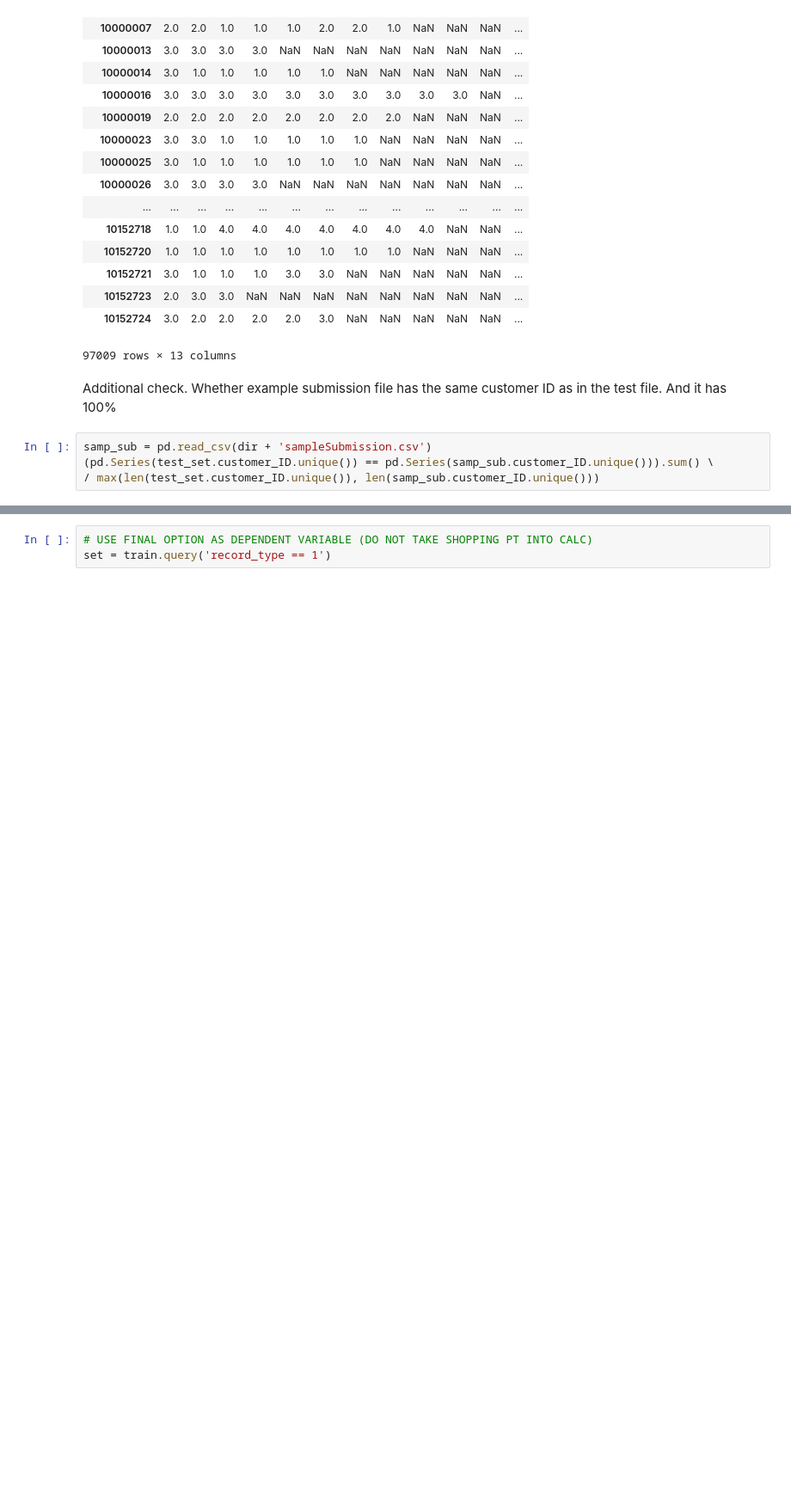
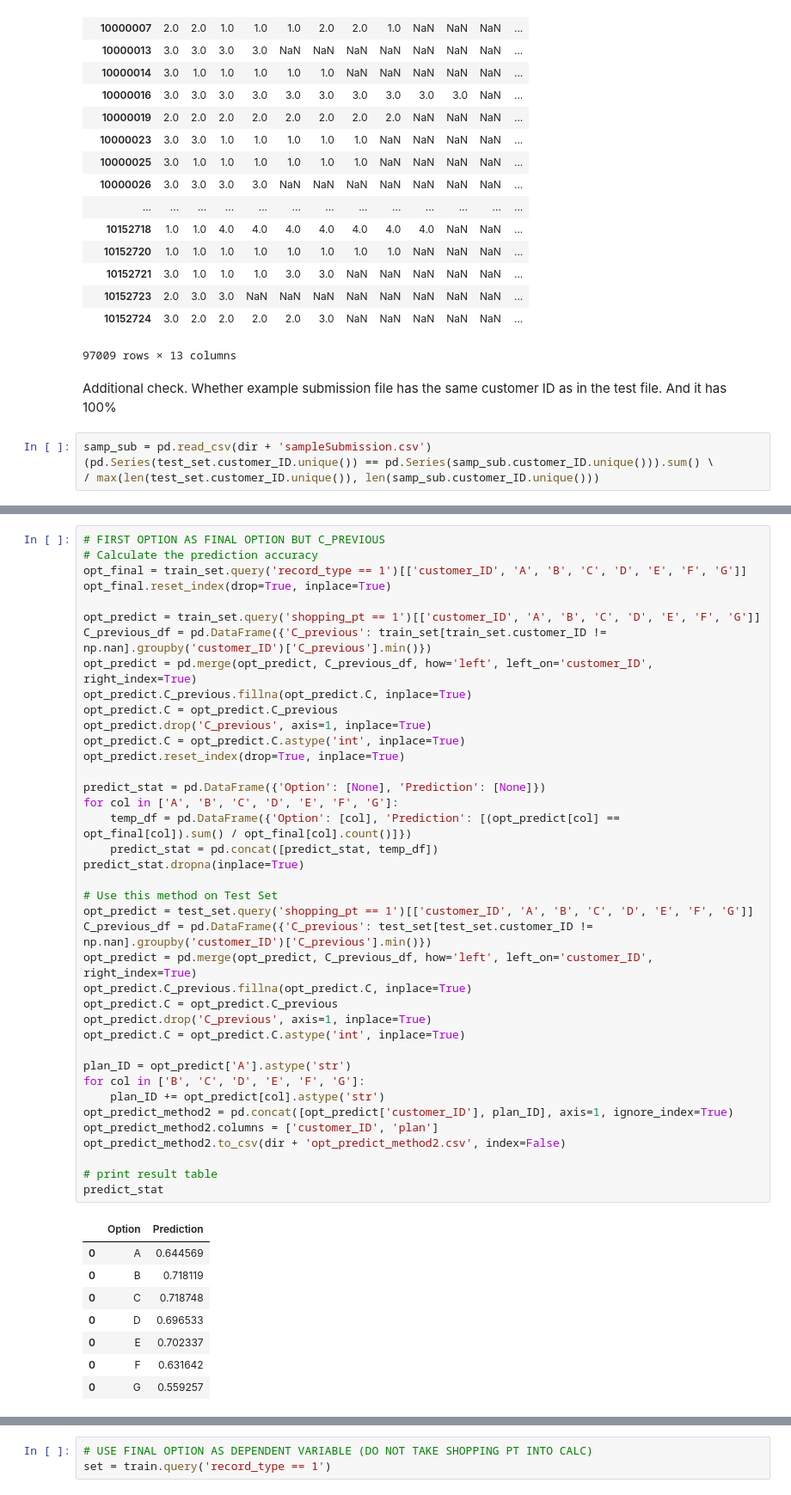
Before and after one commit to MateuszKonopelski/Kaggle, a Jupyter notebook: Project3_AllState/Allstate_code.ipynb, the cells around one changed output, grey strips where cells are left out. Shown: that part at 86% size. Drawn from its saved outputs; the diff is of its cells as text; blank space fills up the shorter version.

Commit message:
Second prediction completed

```diff
--- a/Project3_AllState/Allstate_code.ipynb
+++ b/Project3_AllState/Allstate_code.ipynb
@@ -326,3 +329,51 @@ result_table
 | 0 | E | 0.702337 |
 | 0 | F | 0.631642 |
 | 0 | G | 0.559257 |
+# %%
+# FIRST OPTION AS FINAL OPTION BUT C_PREVIOUS
+# Calculate the prediction accuracy
+opt_final = train_set.query('record_type == 1')[['customer_ID', 'A', 'B', 'C', 'D', 'E', 'F', 'G']]
+opt_final.reset_index(drop=True, inplace=True)
+
+opt_predict = train_set.query('shopping_pt == 1')[['customer_ID', 'A', 'B', 'C', 'D', 'E', 'F', 'G']]
+C_previous_df = pd.DataFrame({'C_previous': train_set[train_set.customer_ID != np.nan].groupby('customer_ID')['C_previous'].min()})
+opt_predict = pd.merge(opt_predict, C_previous_df, how='left', left_on='customer_ID', right_index=True)
+opt_predict.C_previous.fillna(opt_predict.C, inplace=True)
+opt_predict.C = opt_predict.C_previous
+opt_predict.drop('C_previous', axis=1, inplace=True)
+opt_predict.C = opt_predict.C.astype('int', inplace=True)
+opt_predict.reset_index(drop=True, inplace=True)
+
+predict_stat = pd.DataFrame({'Option': [None], 'Prediction': [None]})
+for col in ['A', 'B', 'C', 'D', 'E', 'F', 'G']:
+    temp_df = pd.DataFrame({'Option': [col], 'Prediction': [(opt_predict[col] == opt_final[col]).sum() / opt_final[col].count()]})
+    predict_stat = pd.concat([predict_stat, temp_df])
+predict_stat.dropna(inplace=True)
+
+# Use this method on Test Set
+opt_predict = test_set.query('shopping_pt == 1')[['customer_ID', 'A', 'B', 'C', 'D', 'E', 'F', 'G']]
+C_previous_df = pd.DataFrame({'C_previous': test_set[test_set.customer_ID != np.nan].groupby('customer_ID')['C_previous'].min()})
+opt_predict = pd.merge(opt_predict, C_previous_df, how='left', left_on='customer_ID', right_index=True)
+opt_predict.C_previous.fillna(opt_predict.C, inplace=True)
+opt_predict.C = opt_predict.C_previous
+opt_predict.drop('C_previous', axis=1, inplace=True)
+opt_predict.C = opt_predict.C.astype('int', inplace=True)
+
+plan_ID = opt_predict['A'].astype('str')
+for col in ['B', 'C', 'D', 'E', 'F', 'G']:
+    plan_ID += opt_predict[col].astype('str')
+opt_predict_method2 = pd.concat([opt_predict['customer_ID'], plan_ID], axis=1, ignore_index=True)
+opt_predict_method2.columns = ['customer_ID', 'plan']
+opt_predict_method2.to_csv(dir + 'opt_predict_method2.csv', index=False)
+
+# print result table
+predict_stat
+# %% [output]
+|  | Option | Prediction |
+| 0 | A | 0.644569 |
+| 0 | B | 0.718119 |
+| 0 | C | 0.718748 |
+| 0 | D | 0.696533 |
+| 0 | E | 0.702337 |
+| 0 | F | 0.631642 |
+| 0 | G | 0.559257 |
```
Also changed, not shown: parts of 5 cells of this notebook.
